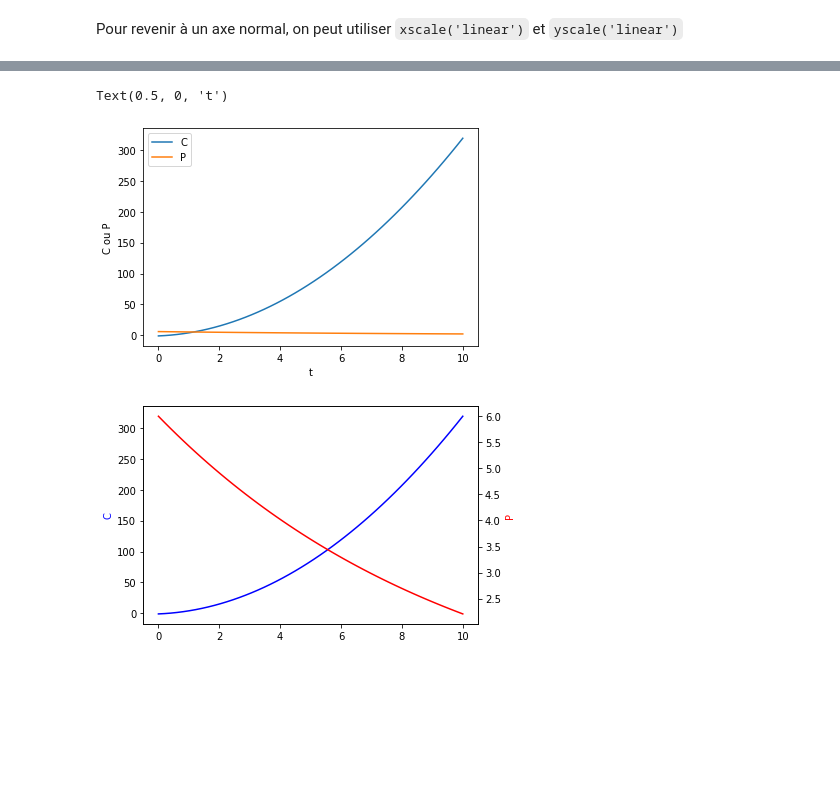
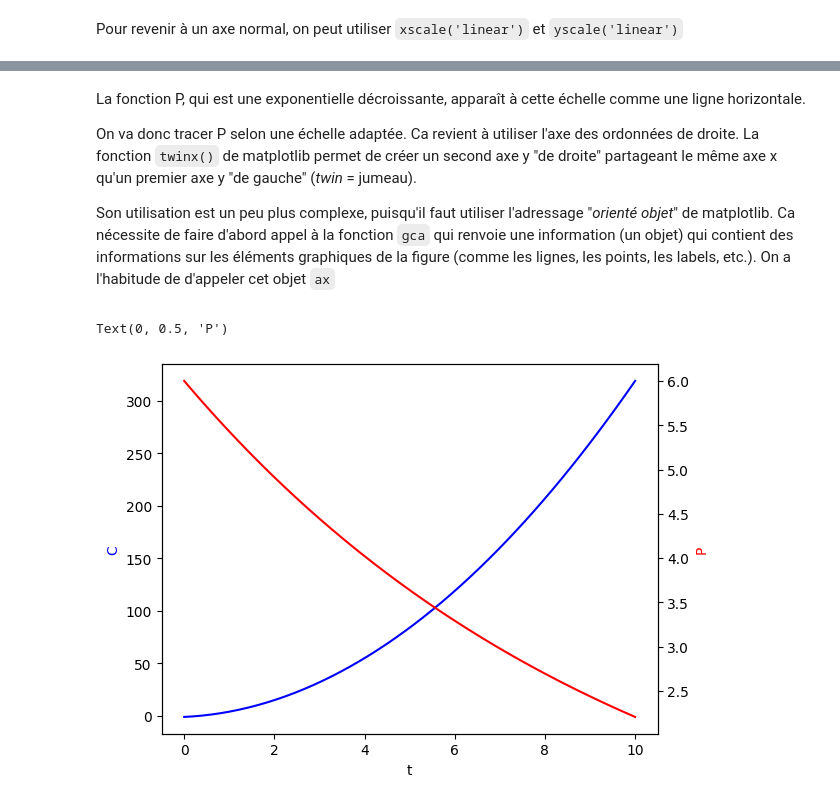
Before and after one commit to YannickHallez/CHIM2-ON1, a Jupyter notebook: Graphes.ipynb, the cells around one changed output, grey strips where cells are left out. Saved outputs shown, nothing was run; the diff lists cells and outputs as text; code cells hidden in the pictures; blank space fills up the shorter version.

```diff
--- a/Graphes.ipynb
+++ b/Graphes.ipynb
@@ -289,33 +392,34 @@ Parfois on veut tracer sur la même figure deux quantités dans des unités diff
+# %% [markdown]
+
+<div class="warn">
+
+La fonction P, qui est une exponentielle décroissante, apparaît à cette échelle comme une ligne horizontale.
+
+
+On va donc tracer P selon une échelle adaptée. Ca revient à utiliser l'axe des ordonnées de droite. La fonction `twinx()` de matplotlib permet de créer un second axe y "de droite" partageant le même axe x qu'un premier axe y "de gauche" (*twin* = jumeau).
+
+Son utilisation est un peu plus complexe, puisqu'il faut utiliser l'adressage "*orienté objet*" de matplotlib. Ca nécessite de faire d'abord appel à la fonction `gca` qui renvoie une information (un objet) qui contient des informations sur les éléments graphiques de la figure (comme les lignes, les points, les labels, etc.). On a l'habitude de d'appeler cet objet `ax`
+
+</div>
 # %%
-t = linspace(0, 10, 50)
-C = 3*t**2 + 2*t - 1
-P = 6*exp(-t/10)
+# On peut utiliser ceci, avec l'axe de gauche pour C et l'axe de droite pour P
+plot(t, C, label='C', color='blue')         # On trace une figure
+ylabel('C', color='blue')                   # On place un label sur l'axe y "standard", c'est-à-dire celui de gauche, avec la meme couleur que la courbe
+xlabel('t')
 
-# Au lieu de ceci, ou on ne voit pas bien la courbe P :
-figure()
-plot(t, C, label='C')
-plot(t, P, label='P')
-legend()
-xlabel('t')
-ylabel('C ou P')
-
-# On peut utiliser ceci, avec l'axe de gauche pour C et l'axe de droite pour P
-figure()
-ax = gca()                                  # on recupere le nom des axes par defaut
-ax.plot(t, C, label='C', color='blue')      # On trace dans ces axes
-ax.set_ylabel('C', color='blue')            # On place un label sur les axes "ax", avec la meme couleur que la courbe
-ax2 = ax.twinx()                            # On cree de nouveaux axes qui partagent le meme x (donc twinx).
-                                            # Si on voulait partager un seul axe y pour deux axes x, on utiliserait twiny
-ax2.plot(t, P, label='P', color='red')      # On trace P sur les seconds axes appeles ax2
+ax = gca()                                  # on recupere les informations de la figure dans l'objet ax
+ax2 = ax.twinx()                            # on cree de nouveaux axes qui partagent le meme x (donc twinx).
+                                            # si on voulait partager un seul axe y pour deux axes x, on utiliserait twiny
+ax2.plot(t, P, label='P', color='red')      # on trace P sur les seconds axes appeles ax2
 ax2.set_ylabel('P', color='red')            # On place un label sur les axes "ax2", avec la meme couleur que la courbe
 
-xlabel('t')
+plt.show()
+
 
 # il est aussi possible de colorer les graduations si on veut...
 # %% [output]
-Text(0.5, 0, 't')
+Text(0, 0.5, 'P')
-[figure, old version]
+[figure, new version]
-[figure, removed]
 # %%
 ###############################################################################################
 # supprimez cette cellule si vous exécutez ce notebook en-dehors de la distribution CHIM2-ON1 #
```
Also changed, not shown: parts of 60 cells of this notebook.
